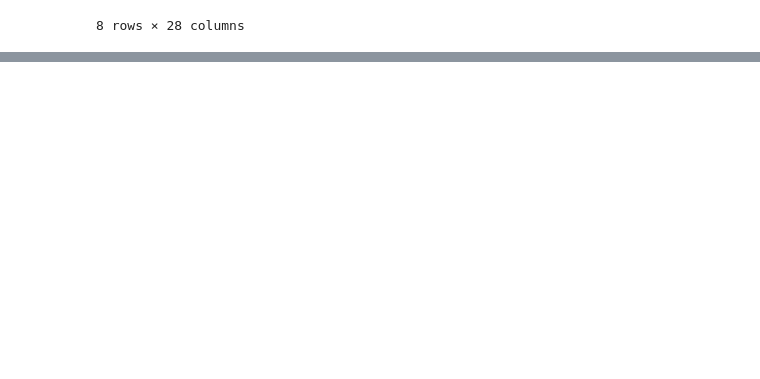
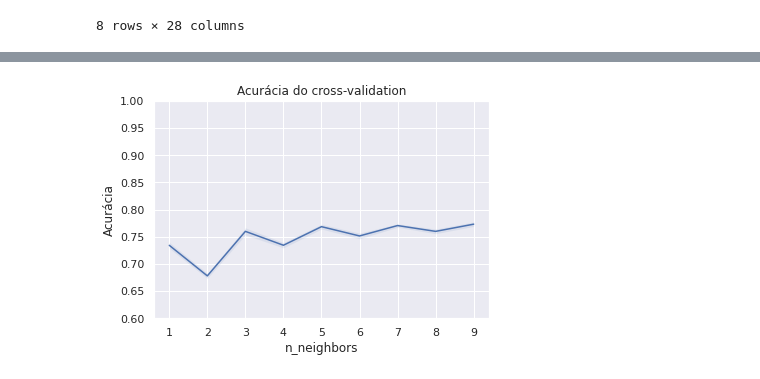
Before and after one commit to douglasllmoura/ufmg-ml, a Jupyter notebook: projeto_final.ipynb, the cells around one changed output, grey strips where cells are left out. Drawn from its saved outputs; the diff is of its cells as text; code cells hidden in the pictures; blank space fills up the shorter version.

```diff
--- a/projeto_final.ipynb
+++ b/projeto_final.ipynb
@@ -270,7 +297,3 @@ print(data.shape)
 # %%
 X = data.drop("PAGO", axis=1) # remove atributo que sera predita.
 y = data["PAGO"].copy()
-# %%
-clf = RandomForestClassifier(n_estimators=60, max_depth=12, random_state=0)
-
-score = cross_val_score(clf, X, y, cv=5, scoring="accuracy")
@@ -285,0 +377,34 @@ plt.show()
+# %%
+@ignore_warnings(category=ConvergenceWarning)
+def plt_parametro(X, y, model, params, lim=None):
+    """Função para gerar o gráfico da acurácia."""
+    param_grid = ParameterGrid(params)
+
+    mean = []
+    std = []
+    x = []
+    xlab = list(params)[0]
+
+    # treina cada modelo e salva as estatísticas
+    for params in param_grid:
+        x += (params.values())
+        model.set_params(**params)
+        clf = Classificador(X, y, model)
+        clf.treinar()
+        mean.append(clf.scores.mean())
+        std.append(clf.scores.std())
+
+    # Plota a média e o desvio padrão do cross-validation.
+    plt.figure()
+    mean = np.array(mean)
+    std = np.array(std)
+    plt.plot(x, mean)
+    plt.fill_between(x,mean-std,mean+std,alpha=.1)
+    plt.title("Acurácia do cross-validation")
+    plt.xlabel(xlab)
+    plt.ylabel("Acurácia")
+    if lim == None:
+        plt.ylim(0.8, 1)
+    else:
+        plt.ylim(lim, 1)
+    plt.show()
@@ -285,0 +602,8 @@ plt.show()
+# %%
+# Variando o número de k vizinhos
+params = {"n_neighbors":range(1, 10)}
+
+knn_2 = KNeighborsClassifier()
+plt_parametro(X, y, knn_2, params, 0.6)
+# %% [output]
+[figure, added]
```
Also changed, not shown: parts of 50 cells of this notebook.
